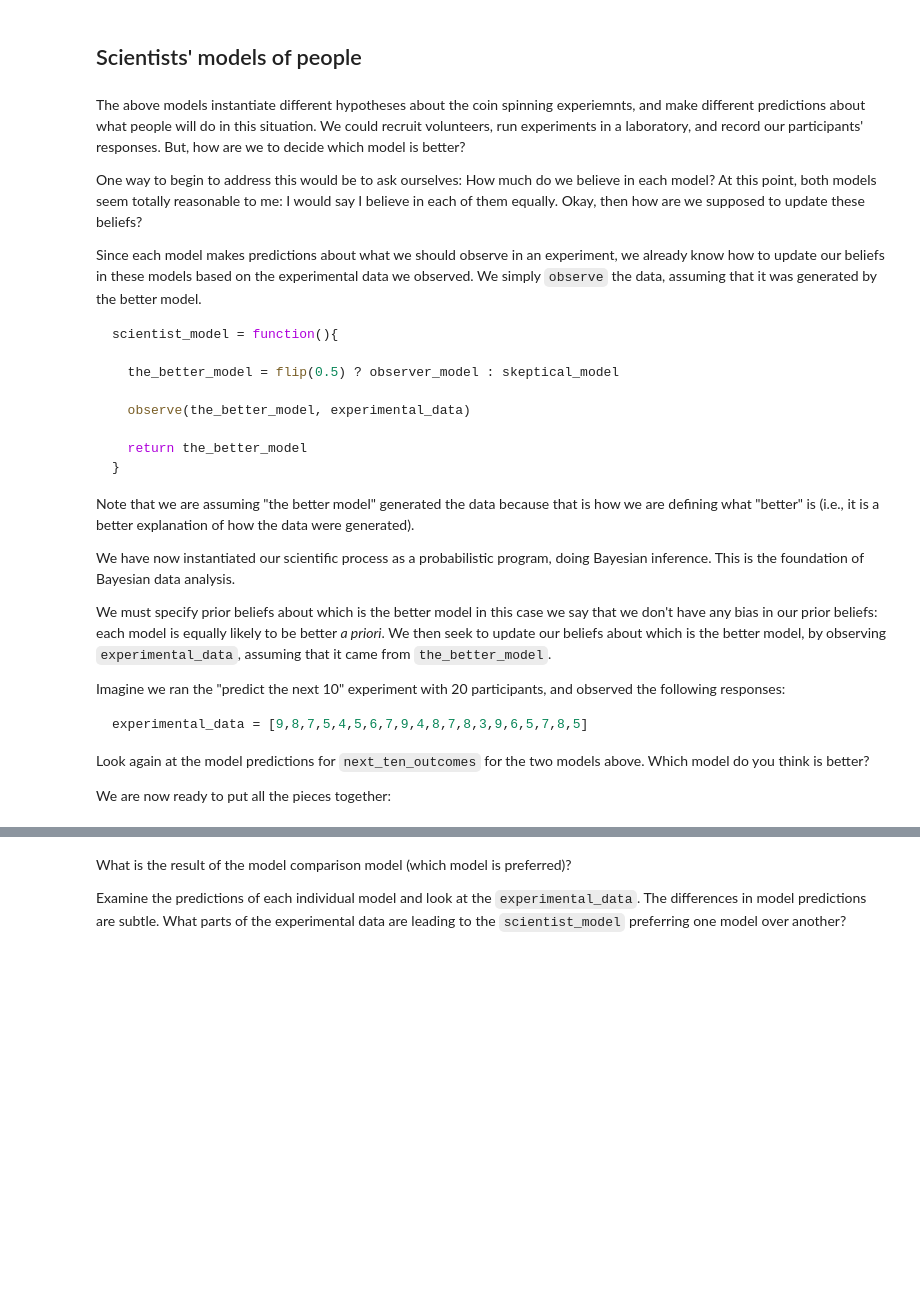
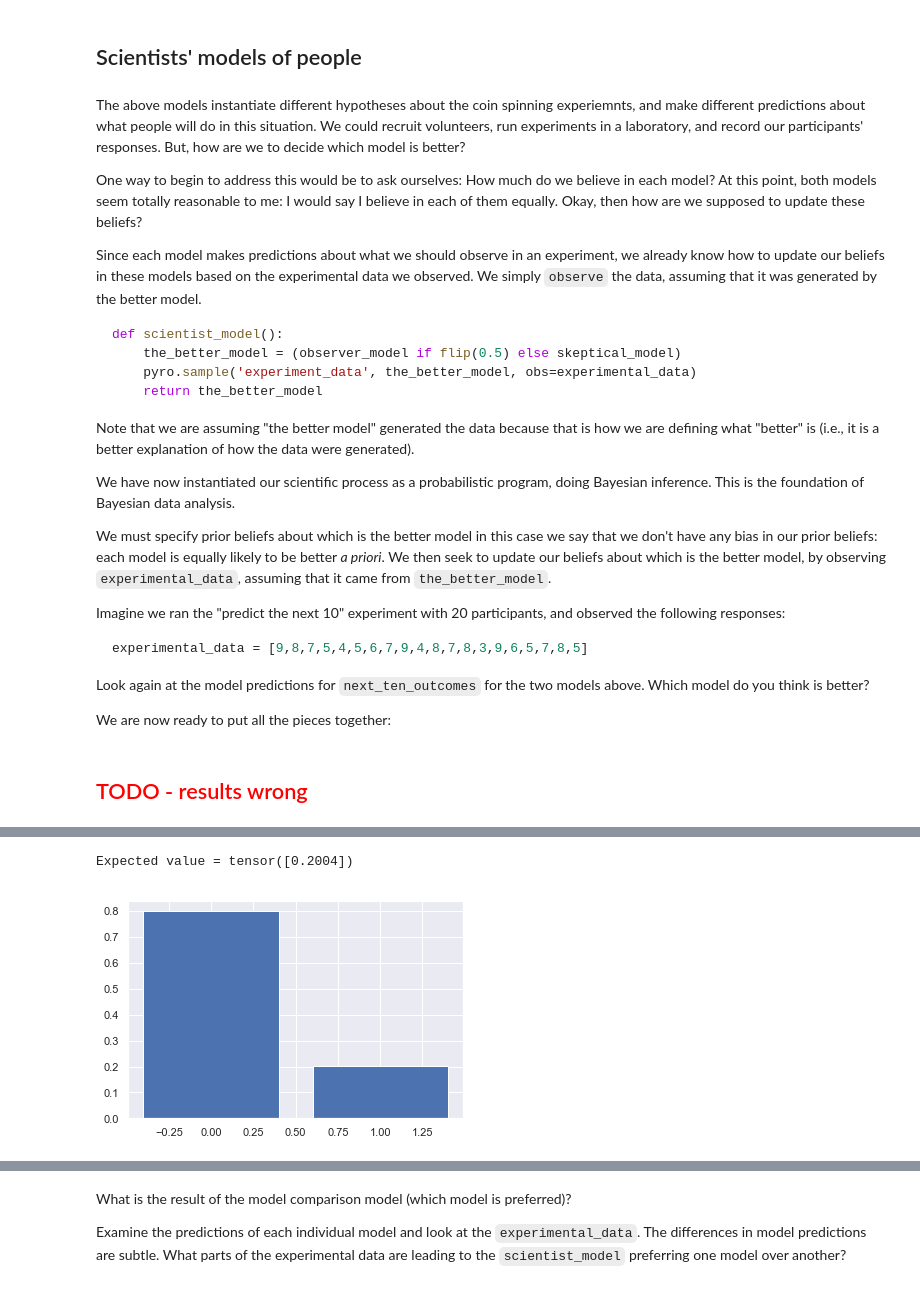
Before and after one commit to ebigelow/probmods-pyro, a Jupyter notebook: chapters/Chapter 6 - Bayesian Data Analysis.ipynb, the cells around one changed output, grey strips where cells are left out. Cells and saved outputs as stored; diff of their text form; code cells hidden in the pictures; blank space fills up the shorter version.

````diff
--- a/chapters/Chapter 6 - Bayesian Data Analysis.ipynb
+++ b/chapters/Chapter 6 - Bayesian Data Analysis.ipynb
@@ -111,8 +111,7 @@ Also, consider if you were to make 10 more spins: How many of them would go to h
 # %%
 def observer_model():
     p = pyro.sample('p', dist.Uniform(0, 1))
-    coin_spinner = dist.Binomial(20, p)
-    pyro.sample('heads_coins', coin_spinner, obs=torch.Tensor([15.]))
+    pyro.sample('heads_coins', dist.Binomial(20, p), obs=torch.Tensor([15.]))
 
     next_outcome = dist.Bernoulli(p).sample()
     next_ten_outcomes = dist.Binomial(10, p).sample()
@@ -198,14 +230,10 @@ We simply `observe` the data, assuming that it was generated by the better model
 
 
 ```python
-scientist_model = function(){
-
-  the_better_model = flip(0.5) ? observer_model : skeptical_model
-
-  observe(the_better_model, experimental_data)
-
-  return the_better_model
-}
+def scientist_model():
+    the_better_model = (observer_model if flip(0.5) else skeptical_model)
+    pyro.sample('experiment_data', the_better_model, obs=experimental_data)
+    return the_better_model
 ```
 
 Note that we are assuming "the better model" generated the data because that is how we are defining what "better" is (i.e., it is a better explanation of how the data were generated).
@@ -281,0 +274,56 @@ viz(model_posterior)
+# %% [markdown]
+## <font color="red" size="30"> TODO - results wrong </font>
+# %%
+##################################################
+##################################################
+##### TODO: results not correct
+##################################################
+##################################################
+
+###fold:
+def observer_model(observations):
+    p = pyro.sample('p', dist.Uniform(0, 1))
+    pyro.sample('heads_coins', dist.Binomial(20, p), obs=torch.Tensor([15]))
+
+    next_ten_outcomes = pyro.sample('next_ten', dist.Binomial(10, p),
+                                    obs=torch.Tensor(observations))
+    return next_ten_outcomes
+
+
+def skeptical_model(observations):
+    same_as_flipping = pflip('flip', 0.5)
+#     p = (torch.tensor(0.5) if same_as_flipping else dist.Uniform(0, 1).sample())
+    p = (torch.tensor(0.5) if same_as_flipping else pyro.sample('p', dist.Uniform(0, 1)))
+    pyro.sample('coin_spinner', dist.Binomial(20, p), obs=torch.Tensor([15]))
+
+    next_ten_outcomes = pyro.sample('next_ten', dist.Binomial(10, p),
+                                    obs=torch.Tensor(observations))
+    return next_ten_outcomes
+
+
+
+###
+
+experimental_data = [9, 8, 7, 5, 4, 5, 6, 7, 9, 4, 8, 7, 8, 3, 9, 6, 5, 7, 8, 5]
+
+model_dict = {
+    0: observer_model,
+    1: skeptical_model
+}
+
+def scientist_model():
+    better_model_key = pflip('asdf', 0.5)
+#     better_model_key = flip(0.5)
+    better_model = model_dict[int(better_model_key)]
+    better_model(experimental_data)
+    return torch.Tensor([better_model_key])
+
+
+# for _ in range(5):
+posterior = Infer(scientist_model,
+                  posterior_method="rejection",
+                  num_samples=2500
+    )  #, draw_samples=True)
+print("Expected value = {}".format(expectation(posterior)))
+viz(posterior)
+# %% [output]
@@ -281,0 +331,2 @@ viz(model_posterior)
+Expected value = tensor([0.2004])
+[figure, added]
````
Also changed, not shown: parts of 25 cells of this notebook, 2 other files.
